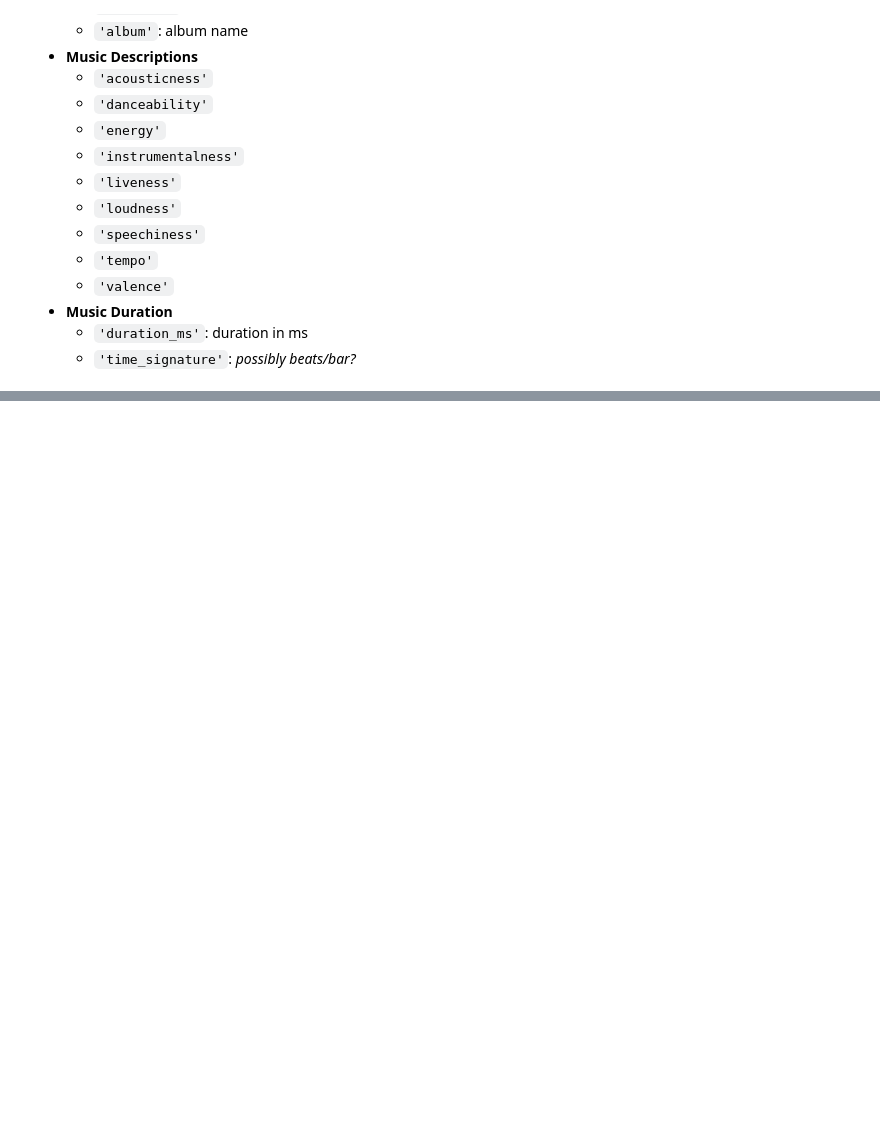
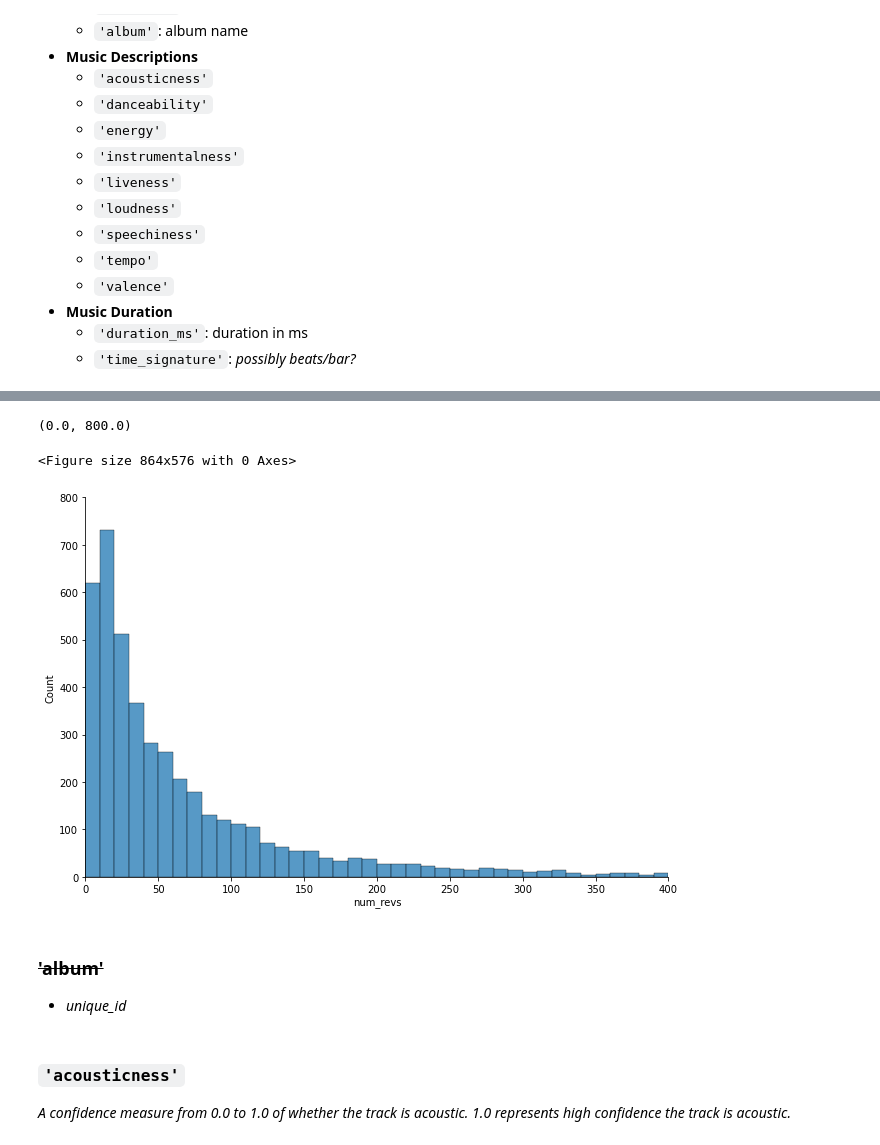
Before and after one commit to RodrigoLaraG/Data-Sci, a Jupyter notebook: DataSets/Top5000Spotify/Top5000Notebook.ipynb, the cells around one changed output, grey strips where cells are left out. Drawn from its saved outputs; the diff is of its cells as text; code cells hidden in the pictures; blank space fills up the shorter version.

```diff
--- a/DataSets/Top5000Spotify/Top5000Notebook.ipynb
+++ b/DataSets/Top5000Spotify/Top5000Notebook.ipynb
@@ -265,0 +394,16 @@ Float64Index([              12.0,               11.7, 11.399999999999999,
+# %%
+plt.figure(figsize=(12,8))
+sns.displot(temp, binwidth = 10, height=6, aspect= 1.5)
+plt.xlim((0, 400))
+plt.ylim((0, 800))
+# %% [output]
+(0.0, 800.0)
+<Figure size 864x576 with 0 Axes>
+[figure, added]
+# %% [markdown]
+### ~~'album'~~
+- *unique_id*
+# %% [markdown]
+### `'acousticness'`
+
+*A confidence measure from 0.0 to 1.0 of whether the track is acoustic. 1.0 represents high confidence the track is acoustic.*
```
Also changed, not shown: parts of 85 cells of this notebook.
